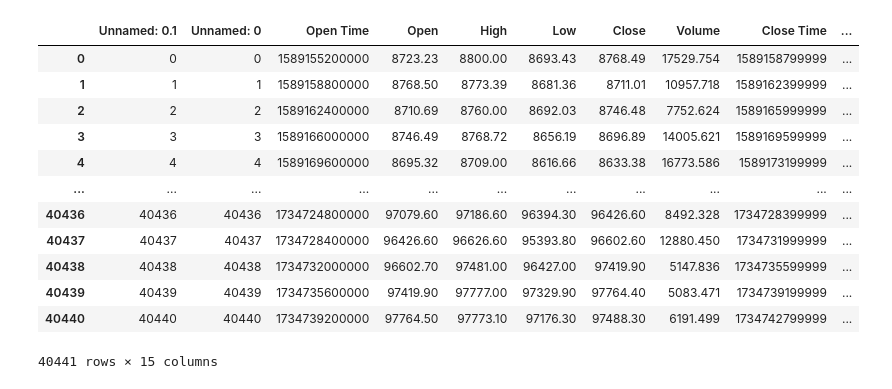
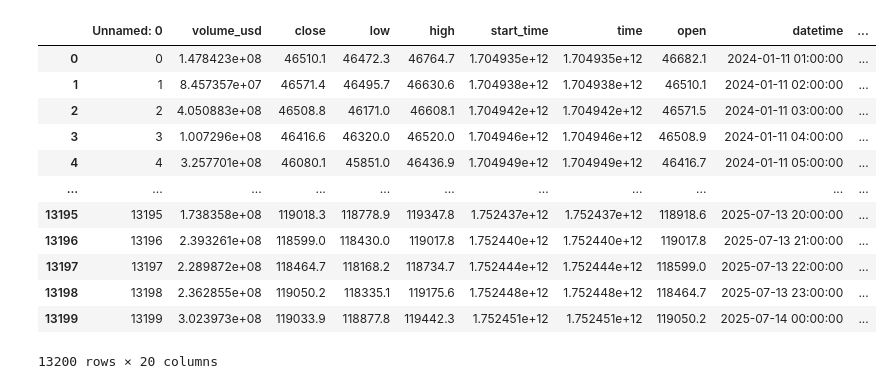
Before and after one commit to cheehan2388/Quant, a Jupyter notebook: Data_Engineering/Data_Maker.ipynb, the cells around one changed output. Saved outputs shown, nothing was run; the diff lists cells and outputs as text; code cells hidden in the pictures.

```diff
--- a/Data_Engineering/Data_Maker.ipynb
+++ b/Data_Engineering/Data_Maker.ipynb
@@ -4,23 +4,23 @@ import numpy as np
 import matplotlib.pyplot as plt
 import pandas as pd
 # %%
-doc =  '../../Binance_BTCUSDT_perpetual_1H_OHL.csv'
+doc =  '../Data/CG_BTC_hour_open-interest__future_taker_buy_sel.csv'
 name = 'Binance_BTCUSDT_perpetual_1H_OHL.csv'
-output =  '../../Binance_BTCUSDT_perpetual_1H_takerbuysellvolume.csv'
+output =  '../Data/factor/Binance_BTCUSDT_perpetual_1H_takerbuysellvolume_facto.csv'
 
-csv = pd.read_csv(doc)
-csv
+df = pd.read_csv(doc)
+df
 # %% [output]
-|  | Unnamed: 0.1 | Unnamed: 0 | Open Time | Open | High | Low | Close | Volume | Close Time | ... |
-| 0 | 0 | 0 | 1589155200000 | 8723.23 | 8800.00 | 8693.43 | 8768.49 | 17529.754 | 1589158799999 | ... |
-| 1 | 1 | 1 | 1589158800000 | 8768.50 | 8773.39 | 8681.36 | 8711.01 | 10957.718 | 1589162399999 | ... |
-| 2 | 2 | 2 | 1589162400000 | 8710.69 | 8760.00 | 8692.03 | 8746.48 | 7752.624 | 1589165999999 | ... |
-| 3 | 3 | 3 | 1589166000000 | 8746.49 | 8768.72 | 8656.19 | 8696.89 | 14005.621 | 1589169599999 | ... |
-| 4 | 4 | 4 | 1589169600000 | 8695.32 | 8709.00 | 8616.66 | 8633.38 | 16773.586 | 1589173199999 | ... |
+|  | Unnamed: 0 | volume_usd | close | low | high | start_time | time | open | datetime | ... |
+| 0 | 0 | 1.478423e+08 | 46510.1 | 46472.3 | 46764.7 | 1.704935e+12 | 1.704935e+12 | 46682.1 | 2024-01-11 01:00:00 | ... |
+| 1 | 1 | 8.457357e+07 | 46571.4 | 46495.7 | 46630.6 | 1.704938e+12 | 1.704938e+12 | 46510.1 | 2024-01-11 02:00:00 | ... |
+| 2 | 2 | 4.050883e+08 | 46508.8 | 46171.0 | 46608.1 | 1.704942e+12 | 1.704942e+12 | 46571.5 | 2024-01-11 03:00:00 | ... |
+| 3 | 3 | 1.007296e+08 | 46416.6 | 46320.0 | 46520.0 | 1.704946e+12 | 1.704946e+12 | 46508.9 | 2024-01-11 04:00:00 | ... |
+| 4 | 4 | 3.257701e+08 | 46080.1 | 45851.0 | 46436.9 | 1.704949e+12 | 1.704949e+12 | 46416.7 | 2024-01-11 05:00:00 | ... |
 | ... | ... | ... | ... | ... | ... | ... | ... | ... | ... | ... |
-| 40436 | 40436 | 40436 | 1734724800000 | 97079.60 | 97186.60 | 96394.30 | 96426.60 | 8492.328 | 1734728399999 | ... |
-| 40437 | 40437 | 40437 | 1734728400000 | 96426.60 | 96626.60 | 95393.80 | 96602.60 | 12880.450 | 1734731999999 | ... |
-| 40438 | 40438 | 40438 | 1734732000000 | 96602.70 | 97481.00 | 96427.00 | 97419.90 | 5147.836 | 1734735599999 | ... |
-| 40439 | 40439 | 40439 | 1734735600000 | 97419.90 | 97777.00 | 97329.90 | 97764.40 | 5083.471 | 1734739199999 | ... |
-| 40440 | 40440 | 40440 | 1734739200000 | 97764.50 | 97773.10 | 97176.30 | 97488.30 | 6191.499 | 1734742799999 | ... |
+| 13195 | 13195 | 1.738358e+08 | 119018.3 | 118778.9 | 119347.8 | 1.752437e+12 | 1.752437e+12 | 118918.6 | 2025-07-13 20:00:00 | ... |
+| 13196 | 13196 | 2.393261e+08 | 118599.0 | 118430.0 | 119017.8 | 1.752440e+12 | 1.752440e+12 | 119017.8 | 2025-07-13 21:00:00 | ... |
+| 13197 | 13197 | 2.289872e+08 | 118464.7 | 118168.2 | 118734.7 | 1.752444e+12 | 1.752444e+12 | 118599.0 | 2025-07-13 22:00:00 | ... |
+| 13198 | 13198 | 2.362855e+08 | 119050.2 | 118335.1 | 119175.6 | 1.752448e+12 | 1.752448e+12 | 118464.7 | 2025-07-13 23:00:00 | ... |
+| 13199 | 13199 | 3.023973e+08 | 119033.9 | 118877.8 | 119442.3 | 1.752451e+12 | 1.752451e+12 | 119050.2 | 2025-07-14 00:00:00 | ... |
-40441 rows × 15 columns
+13200 rows × 20 columns
```
Also changed, not shown: parts of 3 cells of this notebook, 41 other files.
